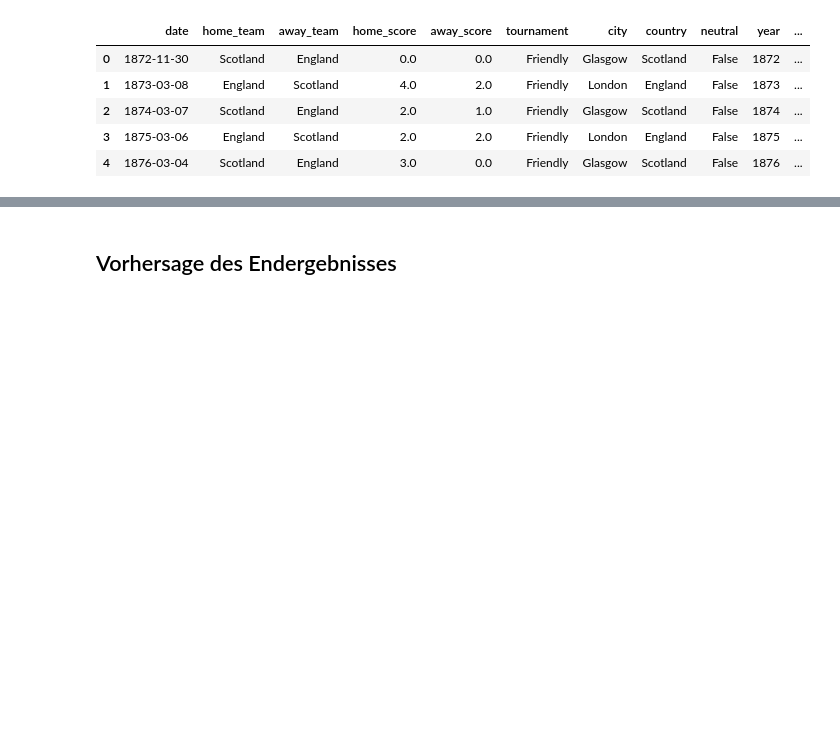
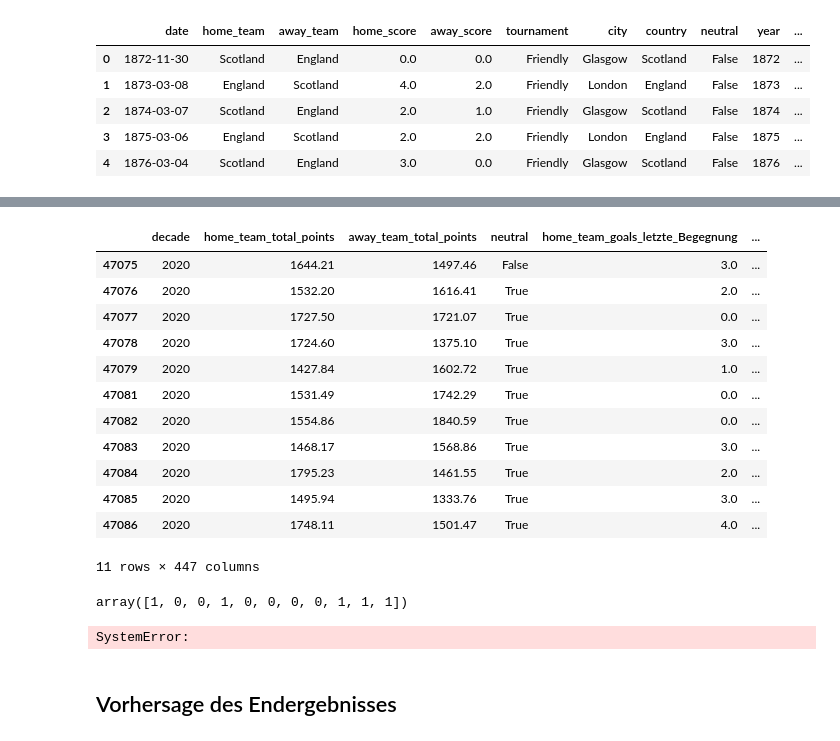
Before and after one commit to NiklasSeitherDHBW/Fussballergebnisse, a Jupyter notebook: Niklas_Weiterfürhung Sphie.ipynb, the cells around one changed output, grey strips where cells are left out. Drawn from its saved outputs; the diff is of its cells as text; code cells hidden in the pictures; blank space fills up the shorter version.

```diff
--- a/Niklas_Weiterfürhung Sphie.ipynb
+++ b/Niklas_Weiterfürhung Sphie.ipynb
@@ -3254,3 +3345,29 @@ df_results.head()
+# %%
+x_pred_non_nan = x_predict.dropna(how="any")
+x_pred_non_nan
+# %% [output]
+|  | decade | home_team_total_points | away_team_total_points | neutral | home_team_goals_letzte_Begegnung | ... |
+| 47075 | 2020 | 1644.21 | 1497.46 | False | 3.0 | ... |
+| 47076 | 2020 | 1532.20 | 1616.41 | True | 2.0 | ... |
+| 47077 | 2020 | 1727.50 | 1721.07 | True | 0.0 | ... |
+| 47078 | 2020 | 1724.60 | 1375.10 | True | 3.0 | ... |
+| 47079 | 2020 | 1427.84 | 1602.72 | True | 1.0 | ... |
+| 47081 | 2020 | 1531.49 | 1742.29 | True | 0.0 | ... |
+| 47082 | 2020 | 1554.86 | 1840.59 | True | 0.0 | ... |
+| 47083 | 2020 | 1468.17 | 1568.86 | True | 3.0 | ... |
+| 47084 | 2020 | 1795.23 | 1461.55 | True | 2.0 | ... |
+| 47085 | 2020 | 1495.94 | 1333.76 | True | 3.0 | ... |
+| 47086 | 2020 | 1748.11 | 1501.47 | True | 4.0 | ... |
+11 rows × 447 columns
+# %%
+
+saved_models["SVM1-linear"][1].predict(x_pred_non_nan)
+# %% [output]
+array([1, 0, 0, 1, 0, 0, 0, 0, 1, 1, 1])
+# %%
+raise SystemError
+# %% [output]
+SystemError:
 # %% [markdown]
 ## Vorhersage des Endergebnisses
 # %%
```
Also changed, not shown: parts of 27 cells of this notebook.
